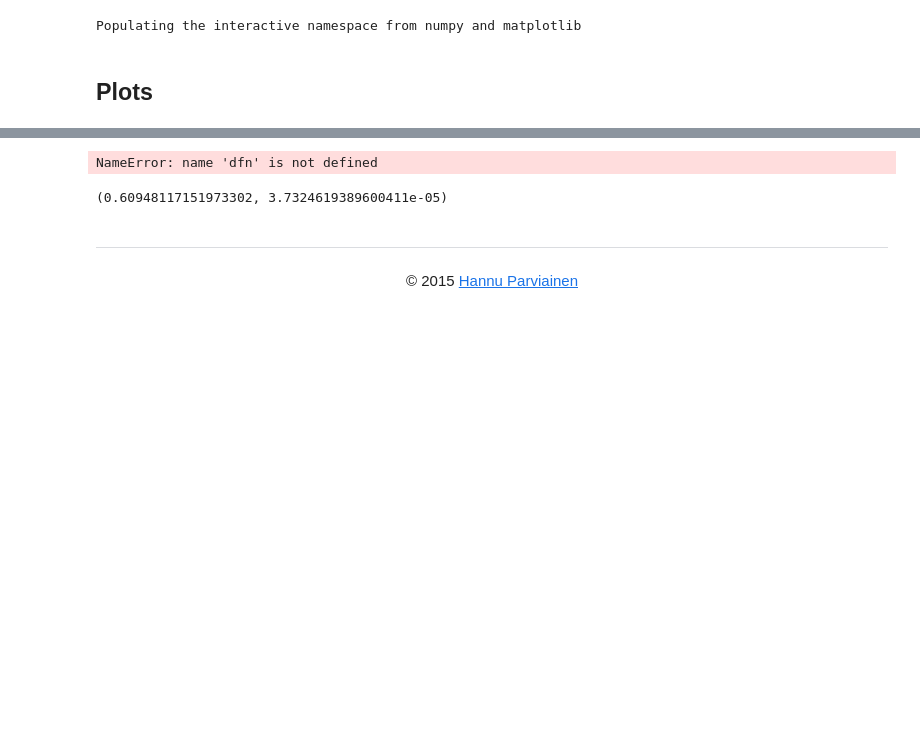
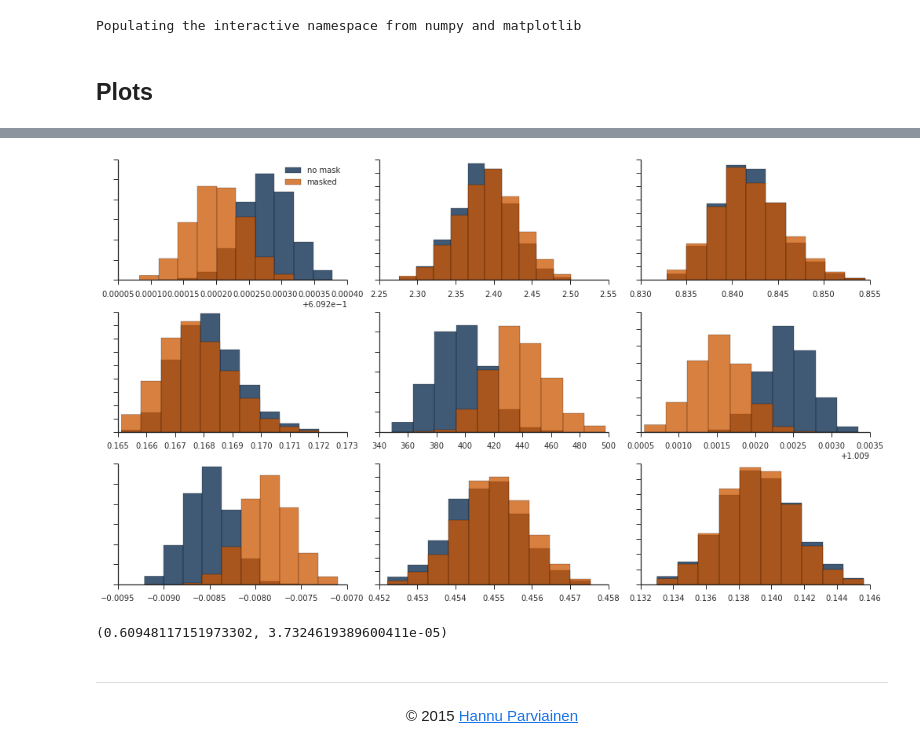
Before and after one commit to hpparvi/Parviainen-2015-TrES-3b-OSIRIS, a Jupyter notebook: 04_c_broadband_result_analysis.ipynb, the cells around one changed output, grey strips where cells are left out. Saved outputs shown, nothing was run; the diff lists cells and outputs as text; code cells hidden in the pictures; blank space fills up the shorter version.

```diff
--- a/04_c_broadband_result_analysis.ipynb
+++ b/04_c_broadband_result_analysis.ipynb
@@ -84,27 +93,26 @@ with sb.plotting_context('paper', rc=rc_paper):
 # %%
 def get_range(p):
-    pn = percentile(dfn[p], [0.25,99.75])
-    pm = percentile(dfm[p], [0.25,99.75])
+    pn = percentile(pe.wn[p].dropna(), [0.25,99.75])
+    pm = percentile(pe.wm[p].dropna(), [0.25,99.75])
     return [min(pn[0],pm[0]),max(pn[1],pm[1])]
 # %%
-dfn['e_ppm'] = 1e6*dfn.e
-dfm['e_ppm'] = 1e6*dfm.e
+
 
 pars = 'tc rho b k e_ppm c x u v'.split()
 cp = sb.color_palette()
 
 with sb.axes_style('ticks'):
     fig,axs = subplots(3,3,figsize=(14,8))
     for i,p in enumerate(pars):
         rng = get_range(p)
-        dfn[p].hist(ax=axs.flat[i], fc=cp[0], range=rng, label='no mask', grid=False, alpha=0.75)
-        dfm[p].hist(ax=axs.flat[i], fc=cp[1], range=rng, label='masked', grid=False, alpha=0.75)
+        pe.wn[p].dropna().hist(ax=axs.flat[i], fc=cp[0], range=rng, label='no mask', grid=False, alpha=0.75)
+        pe.wm[p].dropna().hist(ax=axs.flat[i], fc=cp[1], range=rng, label='masked', grid=False, alpha=0.75)
         setp(axs.flat[i].get_yticklabels(), visible=False)
     axs.flat[0].legend()
     sb.despine(fig)
     fig.tight_layout()
 # %% [output]
-NameError: name 'dfn' is not defined
+[figure, added]
 # %%
 def estimate(d):
     p = array(percentile(d, [50,16,84]))
```
Also changed, not shown: parts of 4 cells of this notebook.
